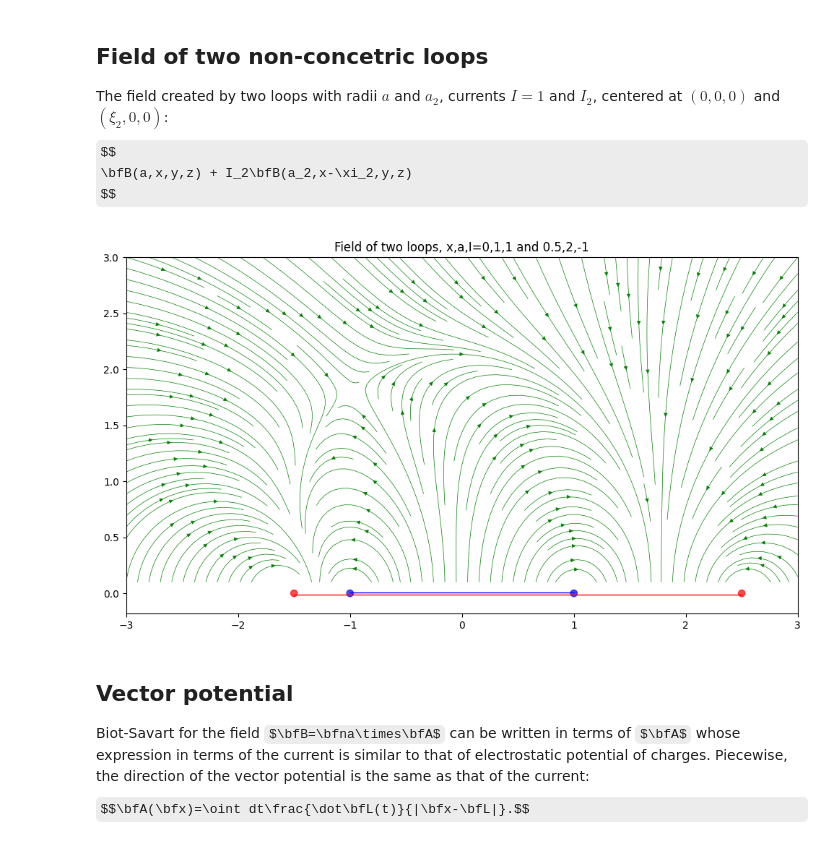
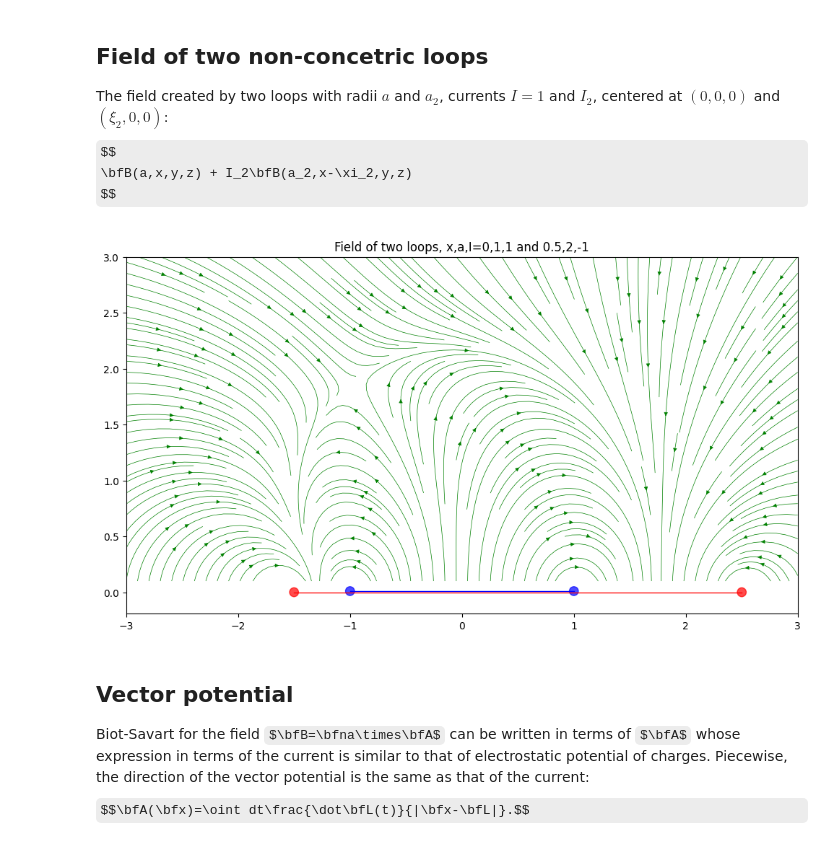
Before and after one commit to michael-isichenko/misc, a Jupyter notebook: loops.ipynb, the cells around one changed output. Saved outputs shown, nothing was run; the diff lists cells and outputs as text; code cells hidden in the pictures; some formulas as TeX source.

```diff
--- a/loops.ipynb
+++ b/loops.ipynb
@@ -24,7 +24,7 @@ $$\bfB(a, \bfx) = a\oint dt\frac{(\cos(t)z, \sin(t)z, -\sin(t)(y-a\sin(t))-\cos(
 import scipy.integrate as integrate
 import numpy as np
 
-def dB(x, y, z, a, t):
+def dB(x, y, z, a, h, t):
     cos = np.cos(t)
     sin = np.sin(t)
     num = np.array([cos*z, sin*z, -sin*(y-a*sin) - cos*(x-a*cos)])
@@ -41,11 +41,10 @@ loop_B(1, 2, 3, 0.1) # returns tuple (result, error)
 # %%
 import matplotlib.pyplot as plt
 
-def mark_loop(ax, x, a, color):
-    ax.add_patch(Circle((x-a, 0), 0.03, color=color, alpha=0.7))
-    ax.add_patch(Circle((x+a, 0), 0.03, color=color, alpha=0.7))
-    shift = 0.01 if color == 'blue' else -0.01
-    ax.add_artist(lines.Line2D([x-a, x+a], [shift,shift], linewidth=1, color=color))
+def mark_loop(ax, x, z, a, color):
+    ax.add_patch(Circle((x-a, z), 0.04, color=color, alpha=0.7))
+    ax.add_patch(Circle((x+a, z), 0.04, color=color, alpha=0.7))
+    ax.add_artist(lines.Line2D([x-a, x+a], [z, z], linewidth=1, color=color))
 
 fig = plt.figure()
 ax  = fig.add_subplot(1, 1, 1)
@@ -57,7 +56,7 @@ xx_grid, zz_grid = np.meshgrid(xx, zz)
 
 B = loop_B(xx_grid, 0, zz_grid, 1)[0]
 if 1:
-    mark_loop(ax, 0, 1, 'blue')
+    mark_loop(ax, 0, 0, 1, 'blue')
     ax.streamplot(xx_grid, zz_grid, B[0], B[2], density=2, color='g',
                     linewidth=0.5, cmap=plt.cm.viridis, arrowsize=0.5)
     ax.set_aspect('equal')
@@ -75,30 +74,31 @@ $$
 # %%
 from matplotlib.patches import Circle
 import matplotlib.lines as lines
 
 xmin, xmax = -3, 3
 zmin, zmax =  0.1, 3
 xx, zz = np.linspace(xmin, xmax, 150), np.linspace(zmin, zmax, 150)
 xx_grid, zz_grid = np.meshgrid(xx, zz)
 
-a1, a2 = 1, 2 # radii of loops
-I1, I2 = 1, -1  # currents, clockwise if negative
+a1, a2 = 1, 2     # radii of loops, cm
+z1, z2 = 0.01, 0 # elevations of loops
+I1, I2 = 1, -1    # currents, clockwise if negative
 x1, x2 = 0, 0.5   # loop x-centers
-B = I1*loop_B(xx_grid - x1, 0, zz_grid, a1)[0] + \
-    I2*loop_B(xx_grid - x2, 0, zz_grid, a2)[0]
+B = I1*loop_B(xx_grid - x1, 0, zz_grid - z1, a1)[0] + \
+    I2*loop_B(xx_grid - x2, 0, zz_grid - z2, a2)[0]
 # print(B)
 if 1:
     fig = plt.figure(figsize=(12,8))
     ax  = fig.add_subplot(1, 1, 1)
-    mark_loop(ax, x1, a1, 'blue')
-    mark_loop(ax, x2, a2, 'red')
+    mark_loop(ax, x1, z1, a1, 'blue')
+    mark_loop(ax, x2, z2, a2, 'red')
     ax.streamplot(xx_grid, zz_grid, B[0], B[2], density=2, color='g',
                     linewidth=0.5, cmap=plt.cm.viridis, arrowsize=0.8)
     ax.set_aspect('equal')
     ax.set_title(f'Field of two loops, x,a,I={x1},{a1},{I1} and {x2},{a2},{I2}')
     plt.show()
 # %% [output]
-[figure, old version]
+[figure, new version]
 # %% [markdown]
 ## Vector potential
 
```
Also changed, not shown: parts of 1 cell of this notebook.
